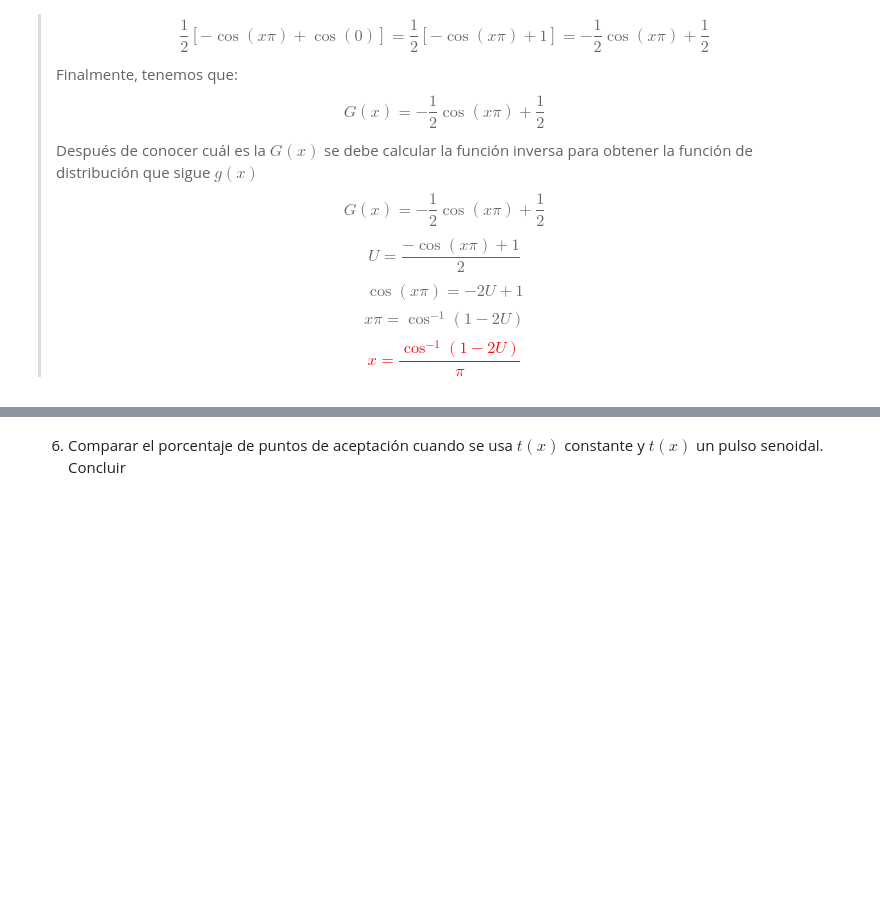
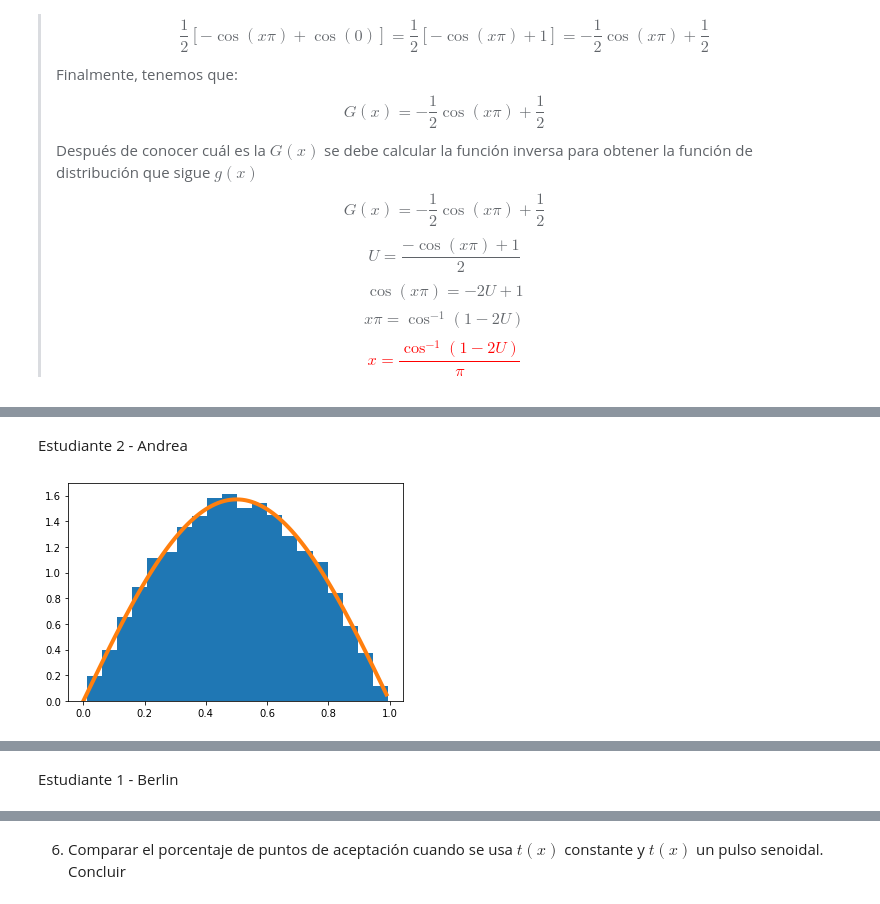
Before and after one commit to afloresfdz/ProyectoConjunto_BIPreciado_AFlores, a Jupyter notebook: T6_BIPreciado_AFlores.ipynb, the cells around one changed output, grey strips where cells are left out. Drawn from its saved outputs; the diff is of its cells as text; code cells hidden in the pictures; blank space fills up the shorter version.

```diff
--- a/T6_BIPreciado_AFlores.ipynb
+++ b/T6_BIPreciado_AFlores.ipynb
@@ -101,6 +146,28 @@ comparar_aleatorias_densidad_2(g, G_inv, N)
+# %% [markdown]
+Estudiante 2 - Andrea
+# %%
+def dist(N):
+    x_distr = np.zeros(N)
+    def gx_x(i):
+        nonlocal x_distr
+        x_distr[i] = np.arccos(-2 * np.random.random() + 1) / np.pi
+
+    [gx_x(i) for i in range(N)]
+    x = np.arange(0,1,0.01)
+    g_min_x = (np.pi / 2) * np.sin(np.pi * x) #derivada
+
+    plt.hist(x_distr, bins = 20, density = True)
+    plt.plot(x, g_min_x, linewidth = 4)
+    plt.show()
+# %%
+dist(10000)
+# %% [output]
+[figure, added]
 # %% [markdown]
 5. Genere 500 puntos aleatorios usando el método de aceptación y rechazo y las funciones $f(x)$ y $t(x)$ para validar que todos los cálculos anteriores están correctamente realizados. El resultado debe de ser como sigue:
 ![imagen.png](attachment:imagen.png)
+# %% [markdown]
+Estudiante 1 - Berlin
 # %%
 def Acep_rechazo(R2:'Variables distruidas U~U(0,1)',
                  R1:'Variables distribuidas como g(x)',
```
Also changed, not shown: parts of 37 cells of this notebook.
